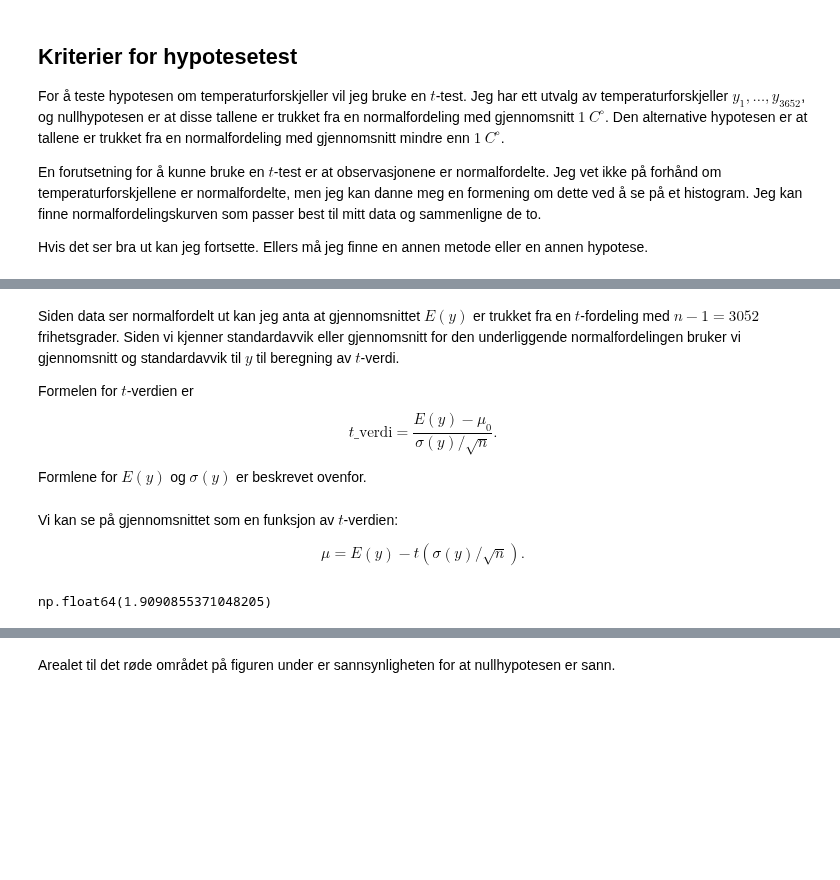
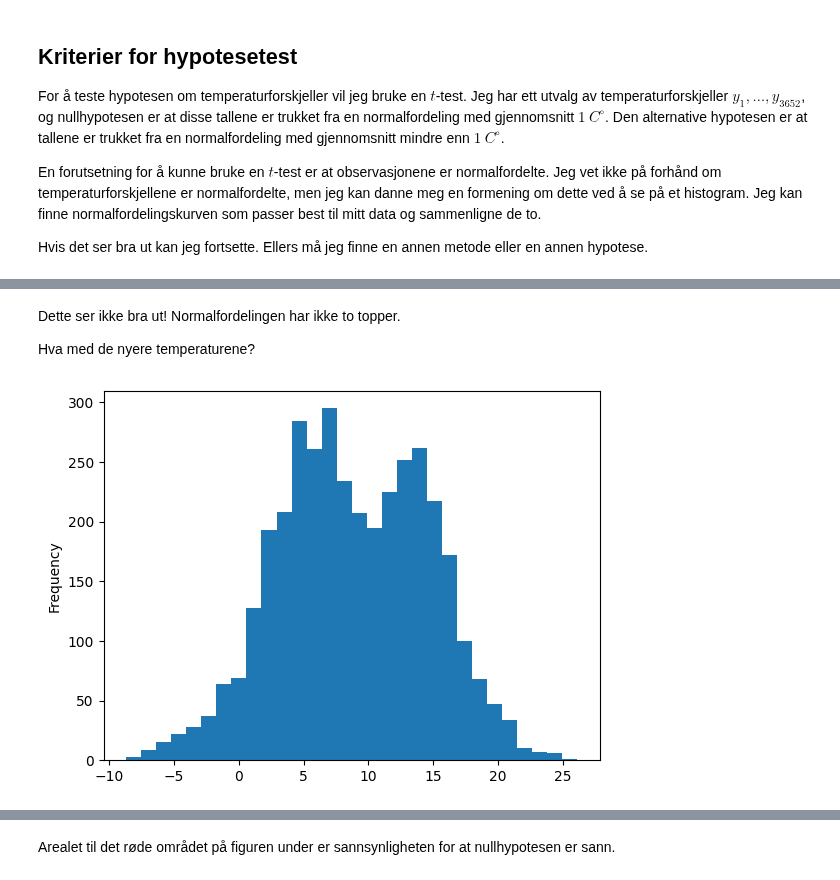
Before and after one commit to mbr085/V25MAT102, a Jupyter notebook: notebooks/uke12/to_utvalgs_t_test.ipynb, the cells around one changed output, grey strips where cells are left out. Drawn from its saved outputs; the diff is of its cells as text; code cells hidden in the pictures; blank space fills up the shorter version.

```diff
--- a/notebooks/uke12/to_utvalgs_t_test.ipynb
+++ b/notebooks/uke12/to_utvalgs_t_test.ipynb
@@ -175,13 +163,0 @@ plt.title(title);
-# %% [markdown]
-Siden data ser normalfordelt ut kan jeg anta at gjennomsnittet $E(y)$ er trukket fra en $t$-fordeling med $n - 1 = 3052$ frihetsgrader.
-Siden vi kjenner standardavvik eller gjennomsnitt for den underliggende normalfordelingen bruker vi gjennomsnitt og standardavvik til $y$
-til beregning av $t$-verdi.
-
-Formelen for $t$-verdien er
-$$t\_\text{verdi} = \frac{E(y) - \mu_0}{\sigma(y)/\sqrt{n}}.$$
-
-Formlene for $E(y)$ og $\sigma(y)$ er beskrevet ovenfor.
-# %% [markdown]
-Vi kan se på gjennomsnittet som en funksjon av $t$-verdien:
-
-$$\mu = E(y) - t  (\sigma(y) / \sqrt{n}).$$
@@ -193,4 +164,10 @@ t_verdi = (Ey - 1)/(sigmay / np.sqrt(len(y)))
-# %%
-t_verdi
-# %% [output]
-np.float64(1.9090855371048205)
+# %% [markdown]
+Dette ser ikke bra ut! Normalfordelingen har ikke to topper.
+
+Hva med de nyere temperaturene?
+# %%
+# Plotter histogram av temperaturdifferanser.
+data2['nye_temperaturer'].plot.hist(bins=30)
+xmin, xmax = plt.xlim()
+# %% [output]
+[figure, added]
```
Also changed, not shown: parts of 25 cells of this notebook, 3 other files.
